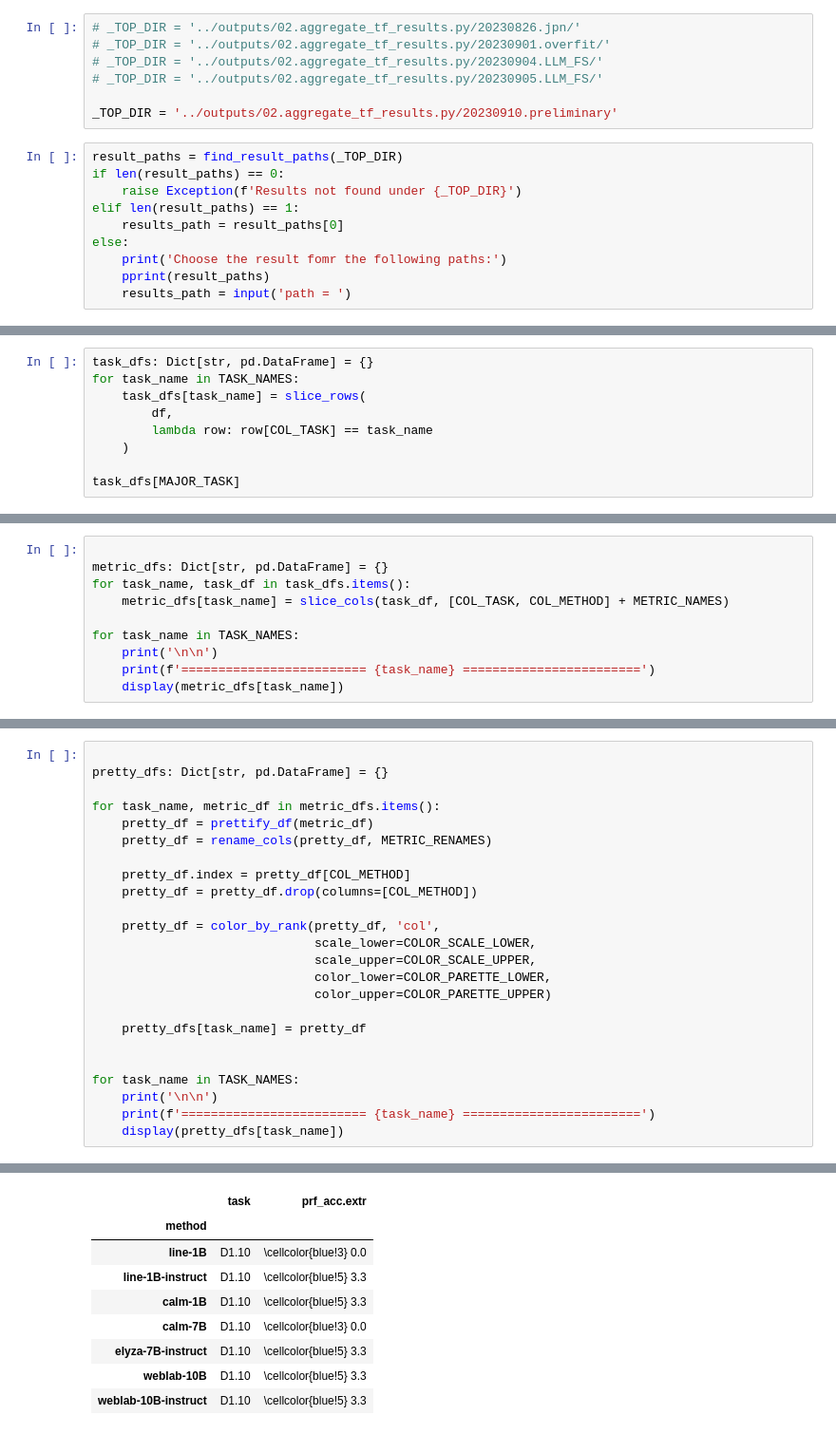
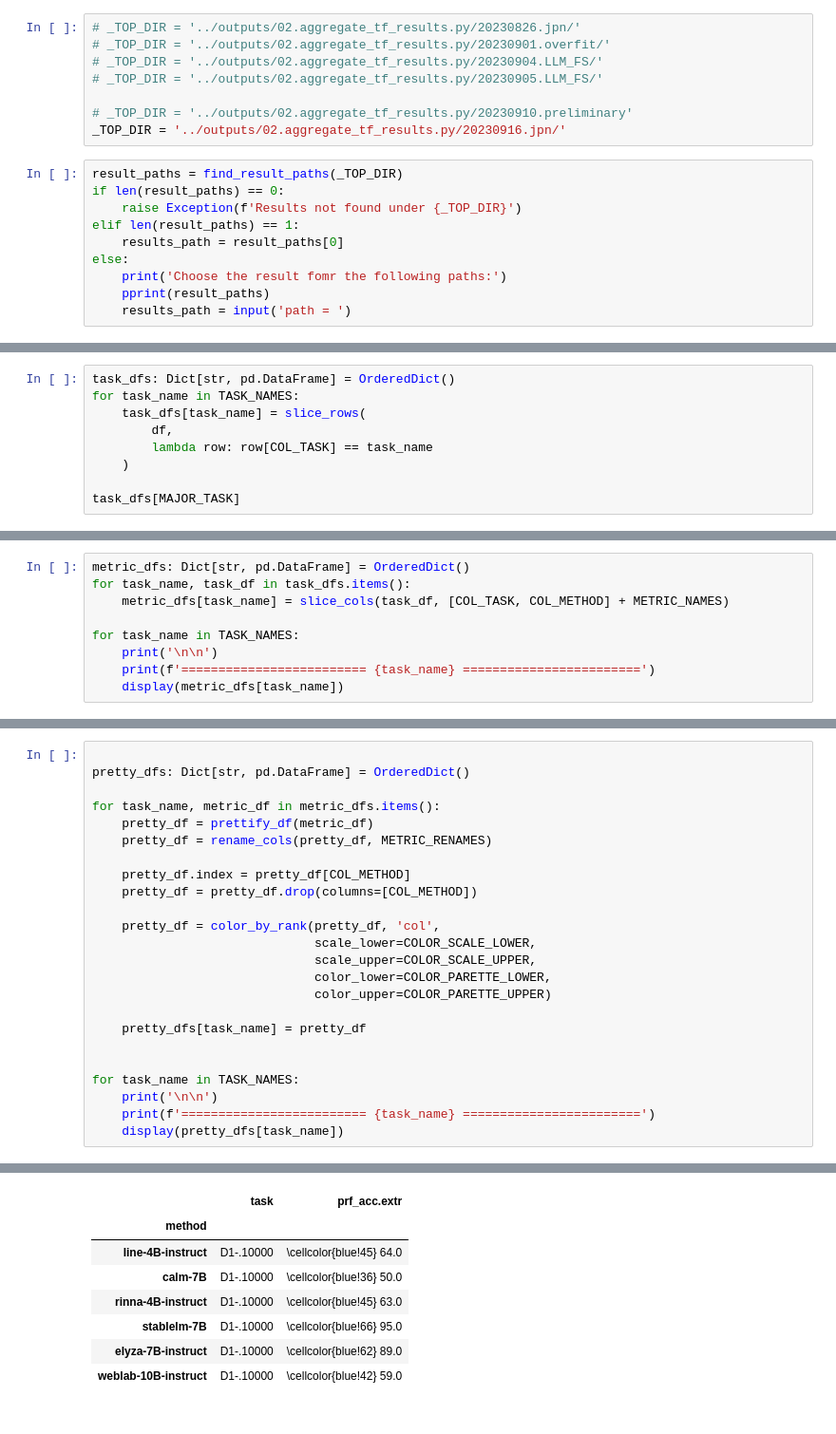
Before and after one commit to hitachi-nlp/FLD-prover, a Jupyter notebook: ipynb/analysis.ipynb, the cells around one changed output, grey strips where cells are left out. Shown at 95% size. Saved outputs shown, nothing was run; the diff lists cells and outputs as text.

```diff
--- a/ipynb/analysis.ipynb
+++ b/ipynb/analysis.ipynb
@@ -148,7 +175,8 @@ COLOR_PARETTE_UPPER = 70
 # _TOP_DIR = '../outputs/02.aggregate_tf_results.py/20230904.LLM_FS/'
 # _TOP_DIR = '../outputs/02.aggregate_tf_results.py/20230905.LLM_FS/'
 
-_TOP_DIR = '../outputs/02.aggregate_tf_results.py/20230910.preliminary'
+# _TOP_DIR = '../outputs/02.aggregate_tf_results.py/20230910.preliminary'
+_TOP_DIR = '../outputs/02.aggregate_tf_results.py/20230916.jpn/'
 # %%
 result_paths = find_result_paths(_TOP_DIR)
 if len(result_paths) == 0:
@@ -236,5 +272,5 @@ for task in df[COL_TASK].unique():
 # %%
-task_dfs: Dict[str, pd.DataFrame] = {}
+task_dfs: Dict[str, pd.DataFrame] = OrderedDict()
 for task_name in TASK_NAMES:
     task_dfs[task_name] = slice_rows(
         df,
@@ -254,6 +289,5 @@ task_dfs[MAJOR_TASK]
 # %%
-
-metric_dfs: Dict[str, pd.DataFrame] = {}
+metric_dfs: Dict[str, pd.DataFrame] = OrderedDict()
 for task_name, task_df in task_dfs.items():
     metric_dfs[task_name] = slice_cols(task_df, [COL_TASK, COL_METHOD] + METRIC_NAMES)
 
@@ -320,6 +348,6 @@ for task_name in TASK_NAMES:
 # %%
 
-pretty_dfs: Dict[str, pd.DataFrame] = {}
+pretty_dfs: Dict[str, pd.DataFrame] = OrderedDict()
 
 for task_name, metric_df in metric_dfs.items():
     pretty_df = prettify_df(metric_df)
@@ -376,9 +401,8 @@ for task_name in TASK_NAMES:
 |  | task | prf_acc.extr |
 | method |  |  |
-| line-1B | D1.10 | \cellcolor{blue!3} 0.0 |
-| line-1B-instruct | D1.10 | \cellcolor{blue!5} 3.3 |
-| calm-1B | D1.10 | \cellcolor{blue!5} 3.3 |
-| calm-7B | D1.10 | \cellcolor{blue!3} 0.0 |
-| elyza-7B-instruct | D1.10 | \cellcolor{blue!5} 3.3 |
-| weblab-10B | D1.10 | \cellcolor{blue!5} 3.3 |
-| weblab-10B-instruct | D1.10 | \cellcolor{blue!5} 3.3 |
+| line-4B-instruct | D1-.10000 | \cellcolor{blue!45} 64.0 |
+| calm-7B | D1-.10000 | \cellcolor{blue!36} 50.0 |
+| rinna-4B-instruct | D1-.10000 | \cellcolor{blue!45} 63.0 |
+| stablelm-7B | D1-.10000 | \cellcolor{blue!66} 95.0 |
+| elyza-7B-instruct | D1-.10000 | \cellcolor{blue!62} 89.0 |
+| weblab-10B-instruct | D1-.10000 | \cellcolor{blue!42} 59.0 |
```
Also changed, not shown: parts of 11 cells of this notebook, 7 other files.
